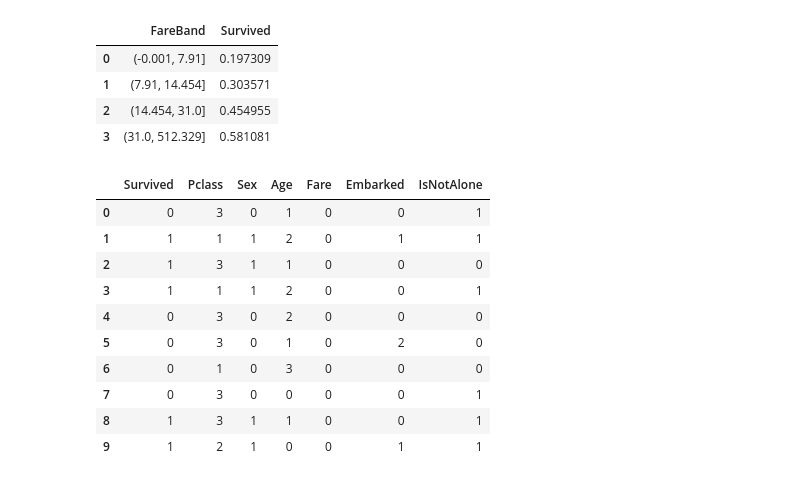
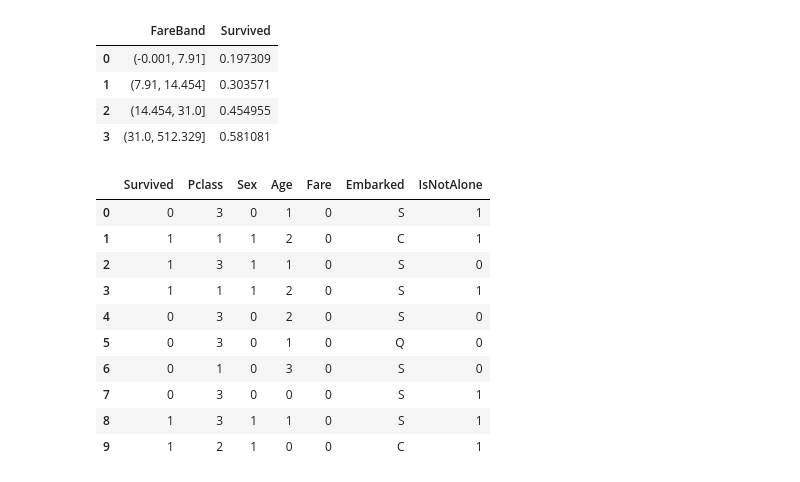
Before and after one commit to hazimutalib/Logistic-Regression, a Jupyter notebook: 2. Logistic Regression - Titanic.ipynb, the cells around one changed output. Cells and saved outputs as stored; diff of their text form; code cells hidden in the pictures.

```diff
--- a/2. Logistic Regression - Titanic.ipynb
+++ b/2. Logistic Regression - Titanic.ipynb
@@ -83,2 +86,0 @@ df.drop('Name', axis = 1, inplace =True)
-# %%
-df.drop('PassengerId', axis = 1, inplace =True)
@@ -85,5 +109,5 @@ df.drop('PassengerId', axis = 1, inplace =True)
 # %%
-df['Sex'] = df['Sex'].map({'female': 1, 'male': 0}).astype('int')
+df['Sex'] = df['Sex'].map({'female': 1, 'male': 0})
 # %%
 guess_ages = np.zeros((2,3))
 guess_ages
@@ -208,5 +214,5 @@ freq_port
 # %%
-df['Embarked'] = df['Embarked'].fillna(freq_port)
+df['Embarked'] = df['Embarked'].fillna(df.Embarked.dropna().mode()[0])
 
 df[['Embarked', 'Survived']].groupby(['Embarked'], as_index=False).mean().sort_values(by='Survived', ascending=False)
 # %% [output]
@@ -214,6 +220,3 @@ df[['Embarked', 'Survived']].groupby(['Embarked'], as_index=False).mean().sort_v
 | 0 | C | 0.553571 |
 | 1 | Q | 0.389610 |
 | 2 | S | 0.339009 |
-# %%
-df['Embarked'] = df['Embarked'].map( {'S': 0, 'C': 1, 'Q': 2} ).astype(int)
-df.head()
@@ -236,20 +232,19 @@ df[['FareBand', 'Survived']].groupby(['FareBand'], as_index=False).mean().sort_v
 # %%
 df.loc[ df['Fare'] <= 7.91, 'Fare'] = 0
 df.loc[(df['Fare'] > 7.91) & (df['Fare'] <= 14.454), 'Fare'] = 1
 df.loc[(df['Fare'] > 14.454) & (df['Fare'] <= 31), 'Fare']   = 2
 df.loc[ df['Fare'] > 31, 'Fare'] = 3
-df['Fare'] = df['Fare'].astype(int)
-
+df['Fare'] =df['Fare'].astype('int')
 df.head(10)
 # %% [output]
 |  | Survived | Pclass | Sex | Age | Fare | Embarked | IsNotAlone |
-| 0 | 0 | 3 | 0 | 1 | 0 | 0 | 1 |
-| 1 | 1 | 1 | 1 | 2 | 0 | 1 | 1 |
-| 2 | 1 | 3 | 1 | 1 | 0 | 0 | 0 |
-| 3 | 1 | 1 | 1 | 2 | 0 | 0 | 1 |
-| 4 | 0 | 3 | 0 | 2 | 0 | 0 | 0 |
-| 5 | 0 | 3 | 0 | 1 | 0 | 2 | 0 |
-| 6 | 0 | 1 | 0 | 3 | 0 | 0 | 0 |
-| 7 | 0 | 3 | 0 | 0 | 0 | 0 | 1 |
-| 8 | 1 | 3 | 1 | 1 | 0 | 0 | 1 |
-| 9 | 1 | 2 | 1 | 0 | 0 | 1 | 1 |
+| 0 | 0 | 3 | 0 | 1 | 0 | S | 1 |
+| 1 | 1 | 1 | 1 | 2 | 0 | C | 1 |
+| 2 | 1 | 3 | 1 | 1 | 0 | S | 0 |
+| 3 | 1 | 1 | 1 | 2 | 0 | S | 1 |
+| 4 | 0 | 3 | 0 | 2 | 0 | S | 0 |
+| 5 | 0 | 3 | 0 | 1 | 0 | Q | 0 |
+| 6 | 0 | 1 | 0 | 3 | 0 | S | 0 |
+| 7 | 0 | 3 | 0 | 0 | 0 | S | 1 |
+| 8 | 1 | 3 | 1 | 1 | 0 | S | 1 |
+| 9 | 1 | 2 | 1 | 0 | 0 | C | 1 |
```
Also changed, not shown: parts of 66 cells of this notebook, 4 other files.
